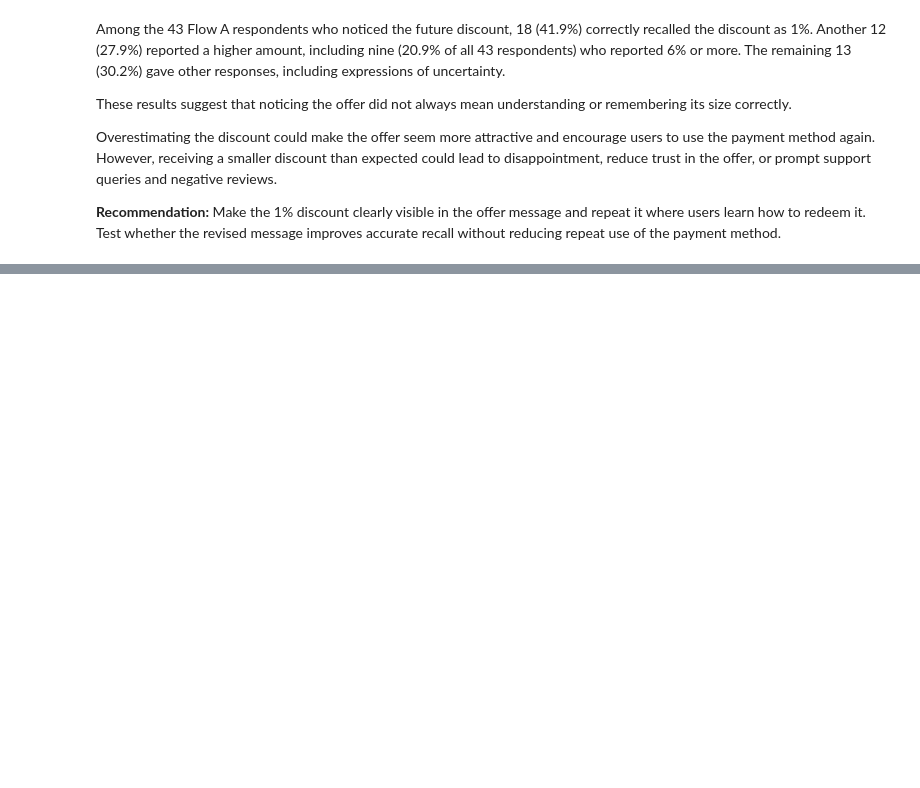
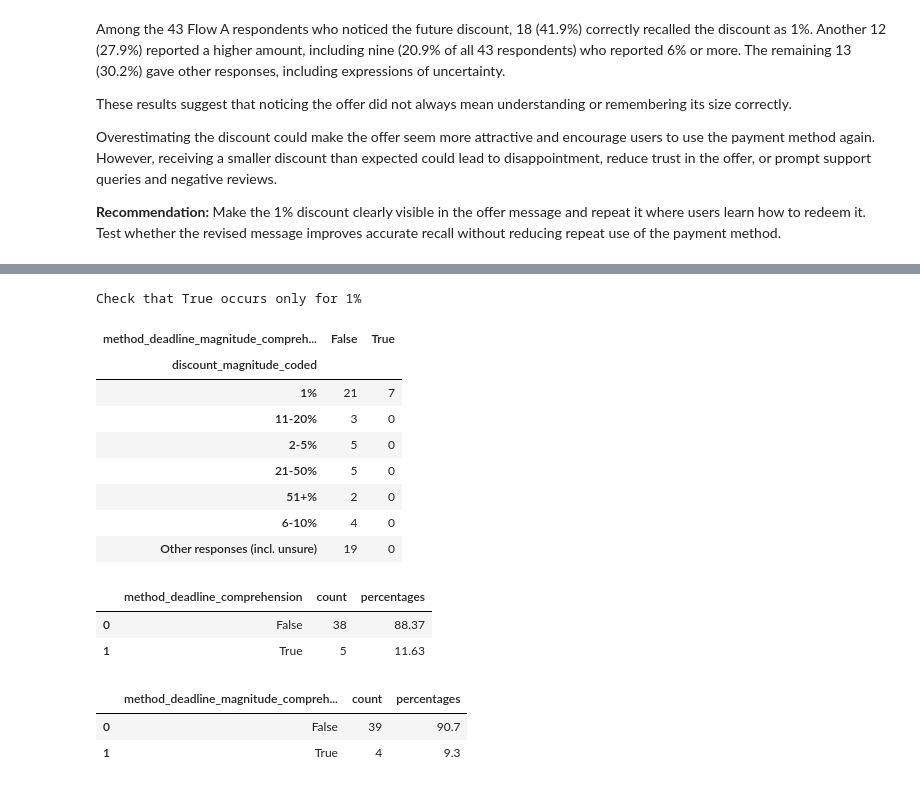
Before and after one commit to elena-kolo/payment-flow-experimentation-analysis, a Jupyter notebook: notebooks/03_prototype_analysis.ipynb, the cells around one changed output, grey strips where cells are left out. Drawn from its saved outputs; the diff is of its cells as text; code cells hidden in the pictures; blank space fills up the shorter version.

Commit message:
Add joint comprehension analysis for redemption requirements and discount recall

```diff
--- a/notebooks/03_prototype_analysis.ipynb
+++ b/notebooks/03_prototype_analysis.ipynb
@@ -1269,0 +1282,25 @@ Overestimating the discount could make the offer seem more attractive and encour
+# %%
+# flag joint method and deadline comprehension across both flows.
+# keep missing values for respondents who did not notice the future discount.
+df_extracted['method_deadline_comprehension'] = (
+    (
+        (df_extracted['method_attribution'] == 'The discount will be given only if the same payment method is used')
+        & df_extracted['time_constraint_days_normalised'].between(1, 7)
+    )
+    .fillna(False)
+    .astype('boolean')
+    .where(df_extracted['future_discount_noticed'] == True, pd.NA)
+)
+
+#check the result
+print('Check that the flag is recorded only for respondents who noticed the offer')
+display(pd.crosstab( df_extracted['future_discount_noticed'], df_extracted['method_deadline_comprehension'].notna()))
+
+print('Check the flag distribution among respondents who noticed the offer')
+display(pd.crosstab( df_extracted['future_discount_noticed'], df_extracted['method_deadline_comprehension']))
+
+print('Check that True occurs only for the correct payment-method answer')
+display(pd.crosstab(df_extracted['method_attribution'], df_extracted['method_deadline_comprehension'] ))
+
+print('Check that True occurs only for deadlines of 1–7 days')
+display(pd.crosstab(df_extracted['time_constraint_days_normalised'], df_extracted['method_deadline_comprehension']))
@@ -1269,0 +1330,50 @@ Overestimating the discount could make the offer seem more attractive and encour
+# %%
+# flag joint method, deadline and magnitude comprehension across both flows.
+# keep missing values for respondents who did not notice the future discount.
+df_extracted['method_deadline_magnitude_comprehension'] = (
+    (
+        (df_extracted['method_attribution'] == 'The discount will be given only if the same payment method is used')
+        & df_extracted['time_constraint_days_normalised'].between(1, 7)
+        & (df_extracted['discount_magnitude_coded'] == '1%')
+    )
+    .fillna(False)
+    .astype('boolean')
+    .where(df_extracted['future_discount_noticed'] == True, pd.NA)
+)
+
+#check the result
+print('Check that True occurs only for 1%')
+display(pd.crosstab(df_extracted['discount_magnitude_coded'], df_extracted['method_deadline_magnitude_comprehension']))
+# %% [output]
+Check that True occurs only for 1%
+| method_deadline_magnitude_compreh... | False | True |
+| discount_magnitude_coded |  |  |
+| 1% | 21 | 7 |
+| 11-20% | 3 | 0 |
+| 2-5% | 5 | 0 |
+| 21-50% | 5 | 0 |
+| 51+% | 2 | 0 |
+| 6-10% | 4 | 0 |
+| Other responses (incl. unsure) | 19 | 0 |
+# %%
+#calculate counts and percentages
+method_deadline_counts = df_extracted.query('flow == "Flow A (no button)" and future_discount_noticed == True').method_deadline_comprehension.value_counts()
+method_deadline_pct = method_deadline_counts.div(method_deadline_counts.sum()).mul(100)
+method_deadline_counts_pct = pd.DataFrame({'count': method_deadline_counts, 'percentages': method_deadline_pct}).reset_index()
+
+display(method_deadline_counts_pct.round(2))
+# %% [output]
+|  | method_deadline_comprehension | count | percentages |
+| 0 | False | 38 | 88.37 |
+| 1 | True | 5 | 11.63 |
+# %%
+#calculate counts and percentages
+method_deadline_magnitude_counts = df_extracted.query('flow == "Flow A (no button)" and future_discount_noticed == True').method_deadline_magnitude_comprehension.value_counts()
+method_deadline_magnitude_pct = method_deadline_magnitude_counts.div(method_deadline_magnitude_counts.sum()).mul(100)
+method_deadline_magnitude_counts_pct = pd.DataFrame({'count': method_deadline_magnitude_counts, 'percentages': method_deadline_magnitude_pct}).reset_index()
+
+display(method_deadline_magnitude_counts_pct.round(2))
+# %% [output]
+|  | method_deadline_magnitude_compreh... | count | percentages |
+| 0 | False | 39 | 90.7 |
+| 1 | True | 4 | 9.3 |
```
Also changed, not shown: parts of 6 cells of this notebook.
